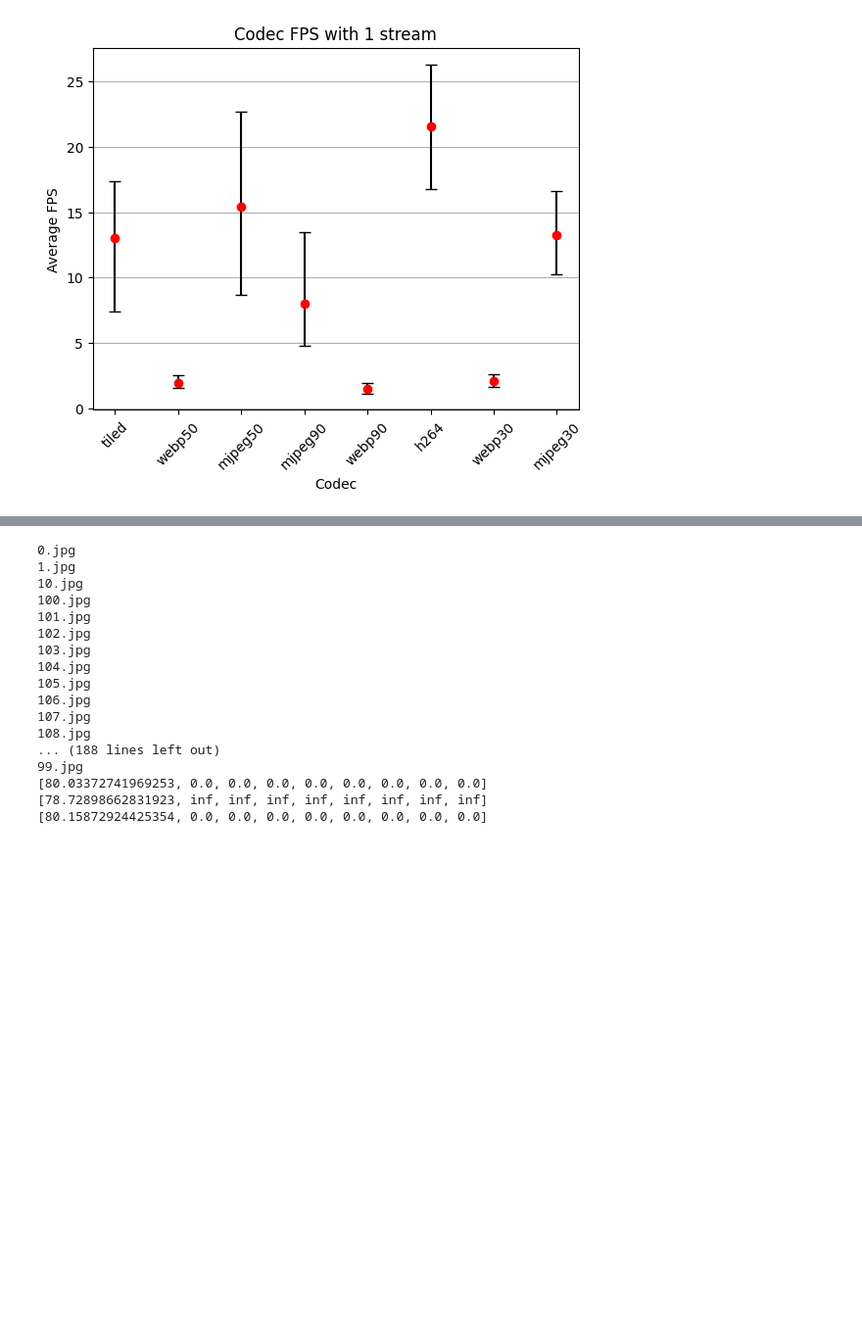
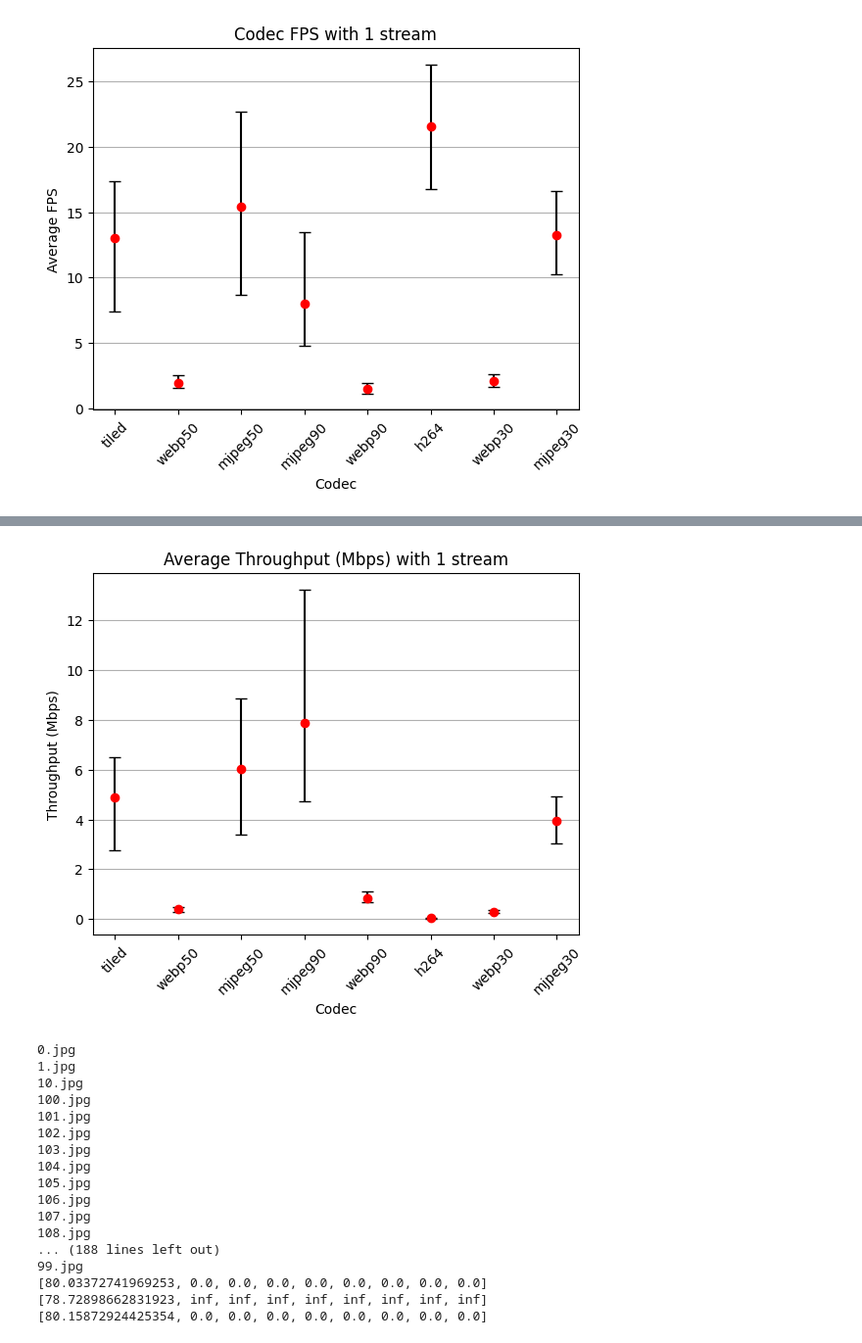
Before and after one commit to bencivjan/distributed-360-streaming, a Jupyter notebook: firefighter-experiments/viz_firefighter.ipynb, the cells around one changed output, grey strips where cells are left out. Shown at 98% size. Saved outputs shown, nothing was run; the diff lists cells and outputs as text; code cells hidden in the pictures; blank space fills up the shorter version.

```diff
--- a/firefighter-experiments/viz_firefighter.ipynb
+++ b/firefighter-experiments/viz_firefighter.ipynb
@@ -94,3 +123,42 @@ plt.show()
+# %%
+experiments = defaultdict(list)
+
+for dir in ['1-beitong', '1-bo', '1-ryan']:
+    for codec_file in os.listdir(dir):
+        if 'try2' in codec_file or 'individual' in codec_file:
+            continue
+
+        experiment_path = os.path.join(dir, codec_file)
+        with open(experiment_path) as f:
+            d = json.load(f)
+            bytes_received = float(d[-1]['Total bytes received'].split()[0])
+            time = d[-1]['Total time']
+            # print(bytes_received / time)
+            experiments[codec_file.split('_')[0]].append(bytes_received / time)
+
+average_fps = {}
+min_fps = {}
+max_fps = {}
+for e in experiments:
+    average_fps[e] = np.mean(experiments[e])
+    min_fps[e] = np.mean(experiments[e]) - np.min(experiments[e])
+    max_fps[e] = np.max(experiments[e]) - np.mean(experiments[e])
+
+x = list(average_fps.keys())
+y = list(average_fps.values())
+
+yerr = [list(min_fps.values()), list(max_fps.values())]
+
+# plt.figure(figsize=(15, 6))
+plt.errorbar(x, y, yerr=yerr, fmt="ro", capsize=4, ecolor = "black")
+plt.title('Average Throughput (Mbps) with 1 stream')
+plt.xticks(rotation=45)
+plt.xlabel('Codec')
+plt.ylabel('Throughput (Mbps)')
+plt.grid(True, axis='y')
+plt.show()
+# %% [output]
+[figure, added]
 # %%
 import cv2
 
```
Also changed, not shown: parts of 3 cells of this notebook, 24 other files.
